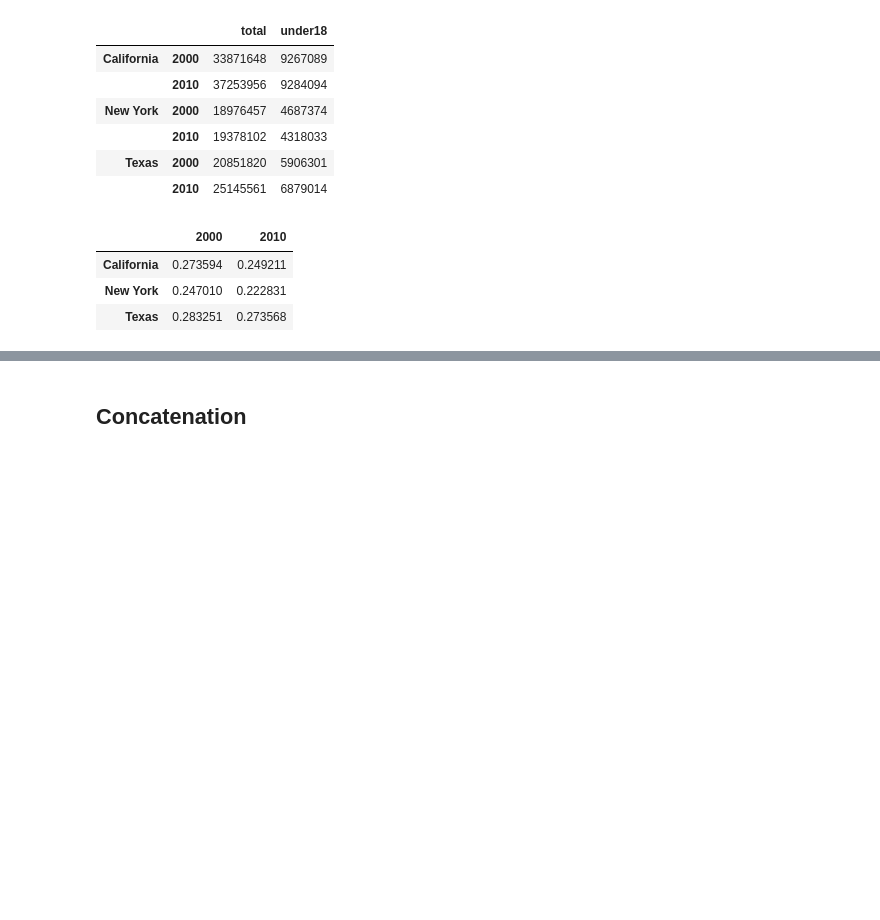
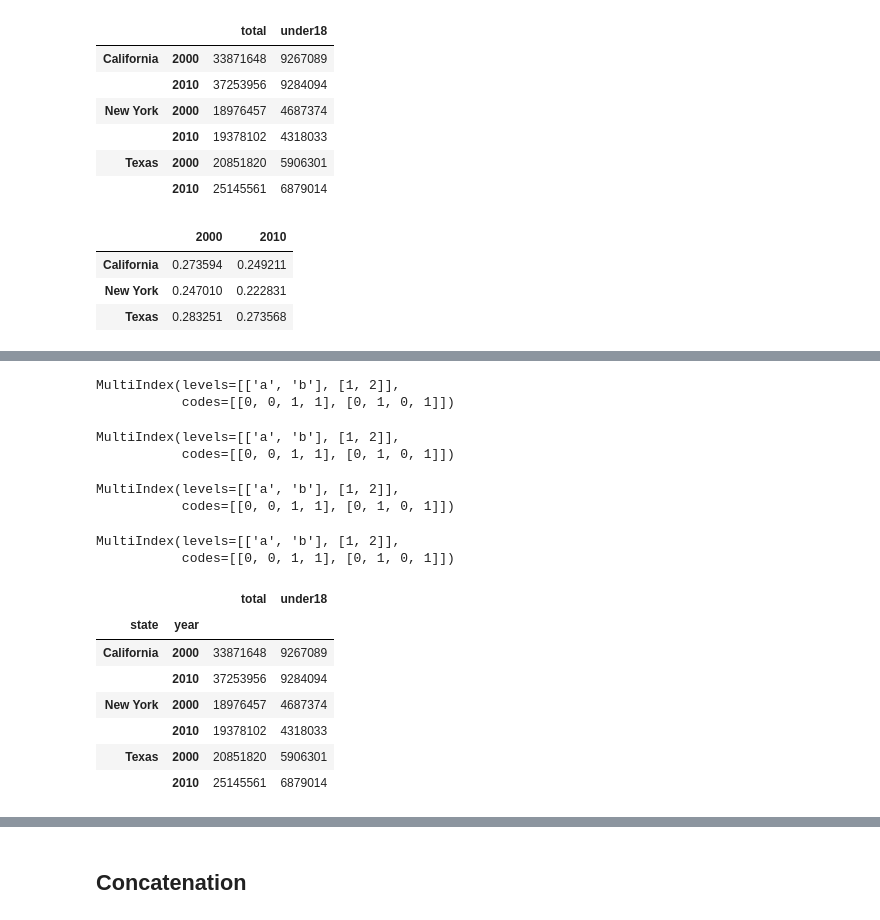
Before and after one commit to konstantinos-giannakopoulos/Python_Data_Science, a Jupyter notebook: Pandas_examples.ipynb, the cells around one changed output, grey strips where cells are left out. Drawn from its saved outputs; the diff is of its cells as text; code cells hidden in the pictures; blank space fills up the shorter version.

```diff
--- a/Pandas_examples.ipynb
+++ b/Pandas_examples.ipynb
@@ -807,0 +835,33 @@ f_u18.unstack()
+# %%
+pd.MultiIndex.from_arrays([['a', 'a', 'b', 'b'], [1, 2, 1, 2]])
+# %% [output]
+MultiIndex(levels=[['a', 'b'], [1, 2]],
+           codes=[[0, 0, 1, 1], [0, 1, 0, 1]])
+# %%
+pd.MultiIndex.from_tuples([('a', 1), ('a', 2), ('b', 1), ('b', 2)])
+# %% [output]
+MultiIndex(levels=[['a', 'b'], [1, 2]],
+           codes=[[0, 0, 1, 1], [0, 1, 0, 1]])
+# %%
+pd.MultiIndex.from_product([['a', 'b'], [1, 2]])
+# %% [output]
+MultiIndex(levels=[['a', 'b'], [1, 2]],
+           codes=[[0, 0, 1, 1], [0, 1, 0, 1]])
+# %%
+pd.MultiIndex(levels=[['a', 'b'], [1, 2]],
+              labels=[[0, 0, 1, 1], [0, 1, 0, 1]])
+# %% [output]
+MultiIndex(levels=[['a', 'b'], [1, 2]],
+           codes=[[0, 0, 1, 1], [0, 1, 0, 1]])
+# %%
+pop_df.index.names = ['state', 'year']
+pop_df
+# %% [output]
+|  |  | total | under18 |
+| state | year |  |  |
+| California | 2000 | 33871648 | 9267089 |
+|  | 2010 | 37253956 | 9284094 |
+| New York | 2000 | 18976457 | 4687374 |
+|  | 2010 | 19378102 | 4318033 |
+| Texas | 2000 | 20851820 | 5906301 |
+|  | 2010 | 25145561 | 6879014 |
```
Also changed, not shown: parts of 22 cells of this notebook.
